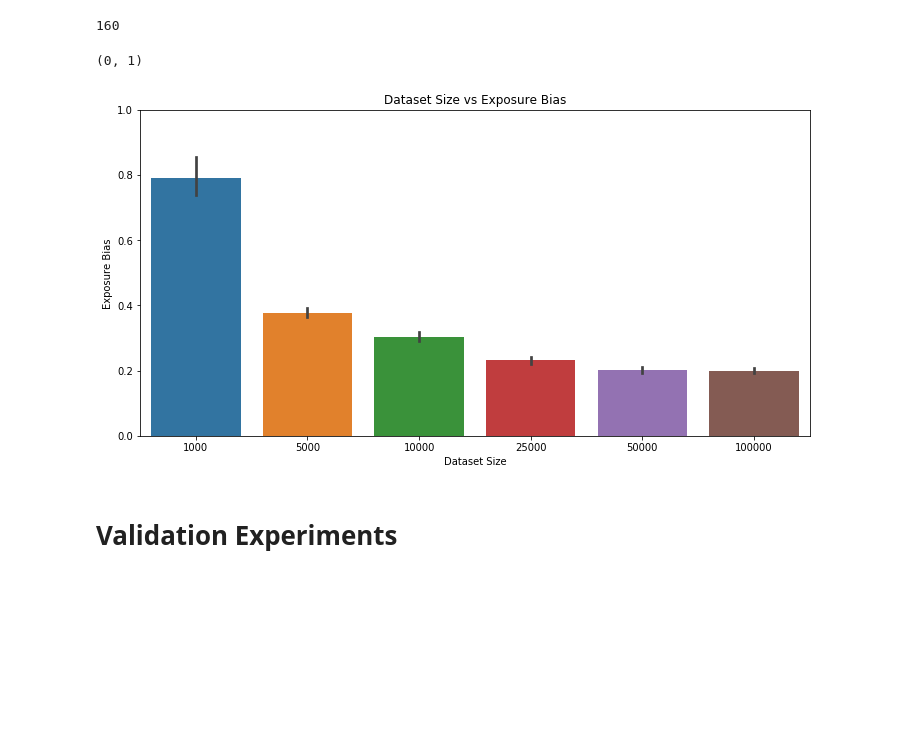
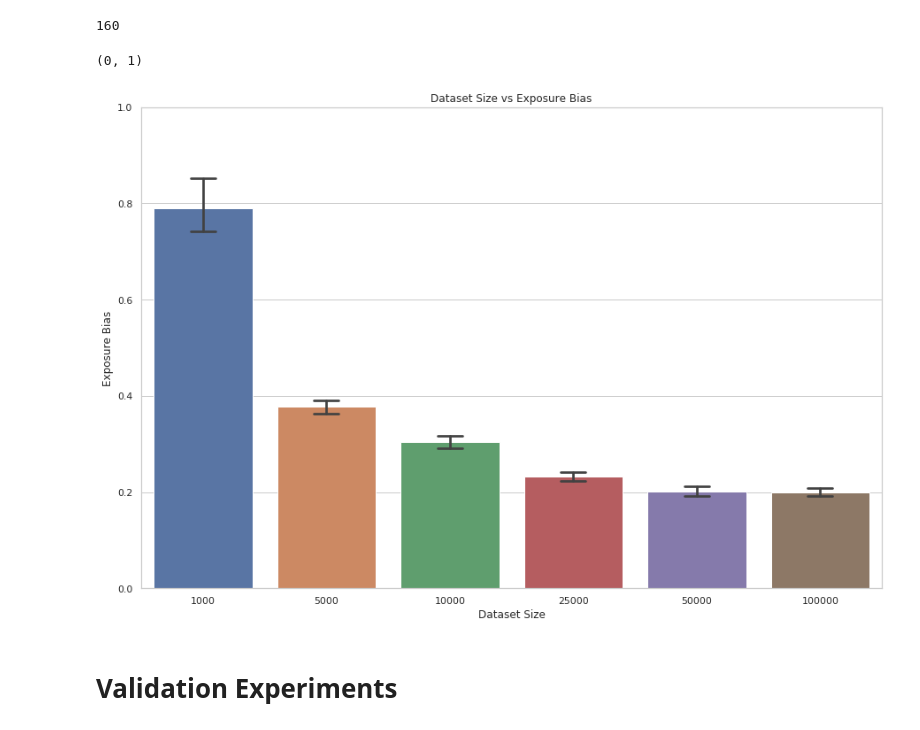
Before and after one commit to kushalarora/quant_exp_bias, a Jupyter notebook: experiments_only_plots.ipynb, the cells around one changed output. Cells and saved outputs as stored; diff of their text form; code cells hidden in the pictures; blank space fills up the shorter version.

```diff
--- a/experiments_only_plots.ipynb
+++ b/experiments_only_plots.ipynb
@@ -32,5 +32,8 @@ import numpy as np
 import json
 
 from matplotlib import pyplot as plt
+import warnings
+warnings.filterwarnings("ignore")
 
+sns.set(style="whitegrid")
 %matplotlib inline
@@ -40,7 +40,7 @@ The autoreload extension is already loaded. To reload it, use:
 # %% [markdown]
 # Dataset Experiments
 # %%
-result_path = 'results/artificial_grammar/10_12_2019_20_59_02/dataset_experiments.json'
+#result_path = 'results/artificial_grammar/10_12_2019_20_59_02/dataset_experiments.json'
 result_path = 'results/artificial_grammar/10_13_2019_03_23_18/dataset_experiments.json'
 dataset_exp_results = json.load(open(result_path))
 max_lens = 0
@@ -54,21 +54,24 @@ for num_samples in dataset_exp_results:
     padding = [None] * (max_lens - len(arr))
     dataset_exp_results[num_samples] = np.array(dataset_exp_results[num_samples] + padding)
 dataset_exp_results = pd.DataFrame(dataset_exp_results)
+
+x = ['1000', '5000', '10000', '25000', '50000', '100000']
+#dataset_exp_results[x]
 # %% [output]
 160
 # %%
 %matplotlib inline
-fig, ax1 = plt.subplots(figsize=(12, 6))
+fig, ax1 = plt.subplots(figsize=(15, 10))
 
-sns.barplot(data=dataset_exp_results, ax=ax1)
+sns.barplot(data=dataset_exp_results[x], ax=ax1, capsize=.2)
 
 plt.title('Dataset Size vs Exposure Bias')
 ax1.set_xlabel('Dataset Size')
 ax1.set_ylabel('Exposure Bias')
 ax1.set_ylim(0, 1)
 # %% [output]
 (0, 1)
-[figure, old version]
+[figure, new version]
 # %% [markdown]
 # Validation Experiments
 # %%
```
Also changed, not shown: parts of 9 cells of this notebook, 6 other files.
